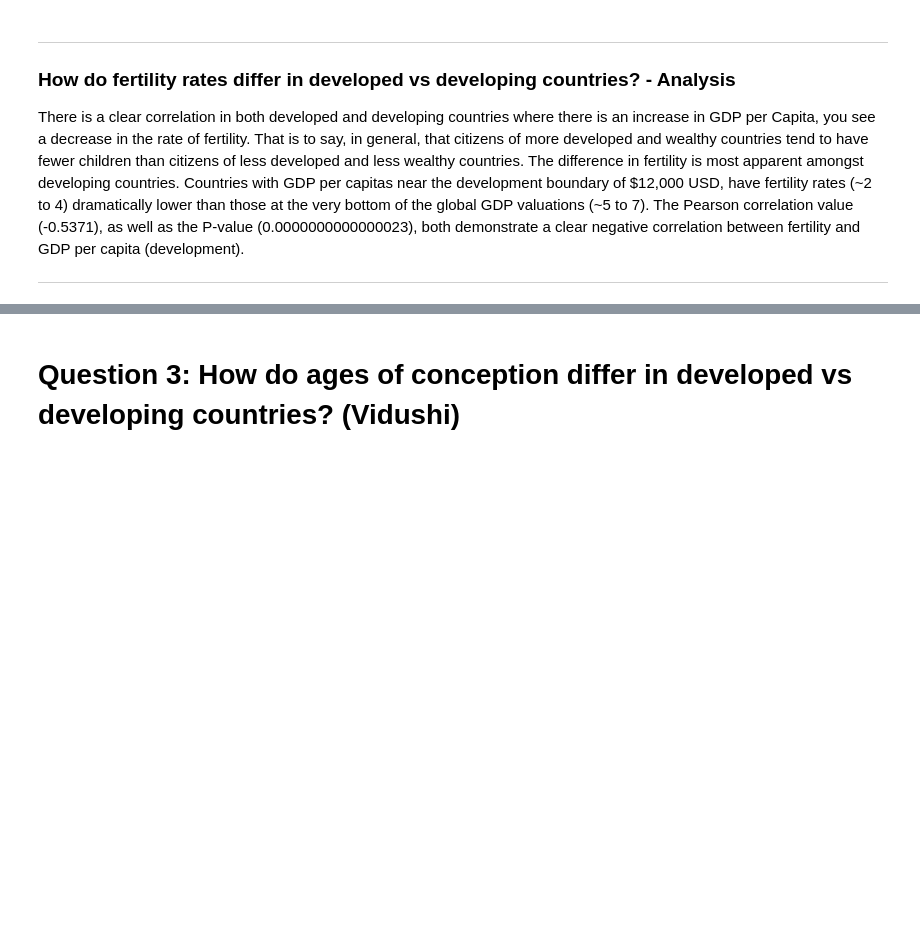
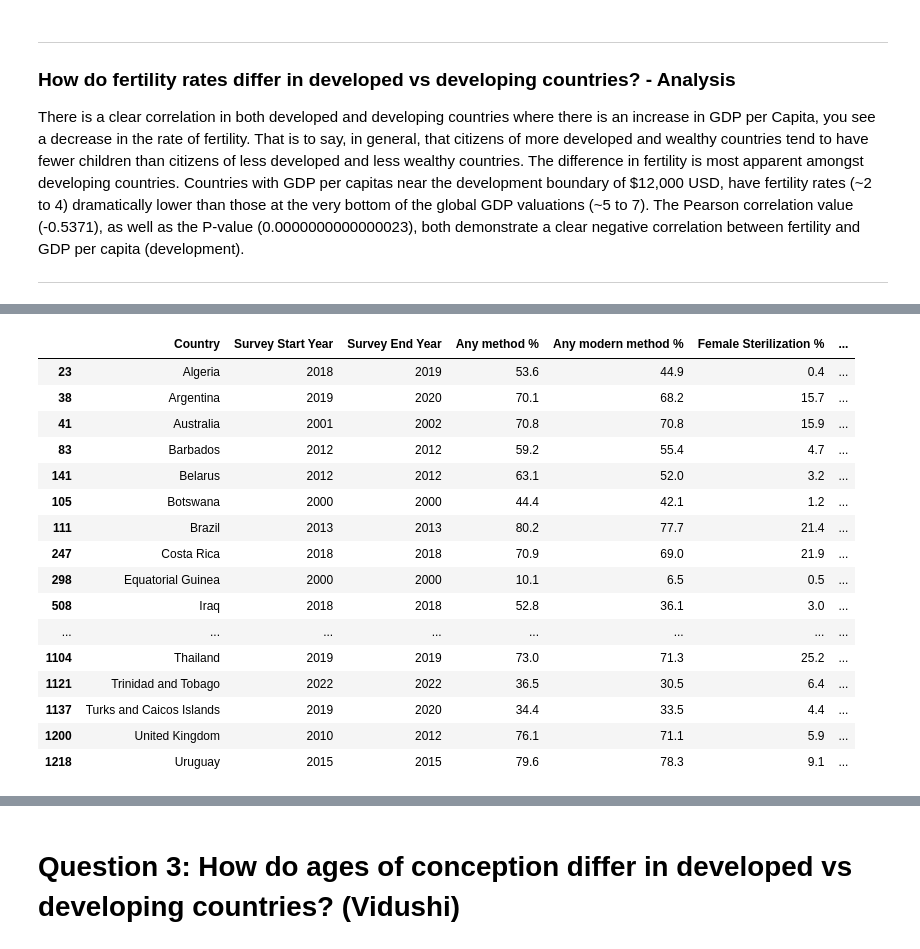
Before and after one commit to AidanDavid/development_vs_fertility, a Jupyter notebook: main.ipynb, the cells around one changed output, grey strips where cells are left out. Saved outputs shown, nothing was run; the diff lists cells and outputs as text; code cells hidden in the pictures; blank space fills up the shorter version.

```diff
--- a/main.ipynb
+++ b/main.ipynb
@@ -361,0 +555,3 @@ There is a clear correlation in both developed and developing countries where th
+# %%
+#dropping "Year", "Value", "Age group" columns
+merged_clean_df = merged_clean_df.drop(columns=["Year", "Value", "Age group"])
@@ -361,0 +569,4 @@ There is a clear correlation in both developed and developing countries where th
+# %%
+#sorting the data frame based on the last "Survey End Year"
+merged_clean_df = merged_clean_df.sort_values(by=["Country", "Survey End Year"], ascending=[True, False])
+merged_clean_df = merged_clean_df.drop_duplicates(subset="Country", keep="first")
@@ -361,0 +615,6 @@ There is a clear correlation in both developed and developing countries where th
+# %%
+#using the astype method for making the new data frames
+merged_clean_df = merged_clean_df.astype({"Country":str,"Any method %":float,
+                                          "Any modern method %":float,"Female Sterilization %":float,"Male Sterilization %":float,
+                                          "IUD %":float,"Implant %":float,"Injectable %":float,"Pill %":float,"Male condom %":float,
+                                          "Female condom %":float})
@@ -361,0 +683,20 @@ There is a clear correlation in both developed and developing countries where th
+# %%
+developed_df
+# %% [output]
+|  | Country | Survey Start Year | Survey End Year | Any method % | Any modern method % | Female Sterilization % | ... |
+| 23 | Algeria | 2018 | 2019 | 53.6 | 44.9 | 0.4 | ... |
+| 38 | Argentina | 2019 | 2020 | 70.1 | 68.2 | 15.7 | ... |
+| 41 | Australia | 2001 | 2002 | 70.8 | 70.8 | 15.9 | ... |
+| 83 | Barbados | 2012 | 2012 | 59.2 | 55.4 | 4.7 | ... |
+| 141 | Belarus | 2012 | 2012 | 63.1 | 52.0 | 3.2 | ... |
+| 105 | Botswana | 2000 | 2000 | 44.4 | 42.1 | 1.2 | ... |
+| 111 | Brazil | 2013 | 2013 | 80.2 | 77.7 | 21.4 | ... |
+| 247 | Costa Rica | 2018 | 2018 | 70.9 | 69.0 | 21.9 | ... |
+| 298 | Equatorial Guinea | 2000 | 2000 | 10.1 | 6.5 | 0.5 | ... |
+| 508 | Iraq | 2018 | 2018 | 52.8 | 36.1 | 3.0 | ... |
+| ... | ... | ... | ... | ... | ... | ... | ... |
+| 1104 | Thailand | 2019 | 2019 | 73.0 | 71.3 | 25.2 | ... |
+| 1121 | Trinidad and Tobago | 2022 | 2022 | 36.5 | 30.5 | 6.4 | ... |
+| 1137 | Turks and Caicos Islands | 2019 | 2020 | 34.4 | 33.5 | 4.4 | ... |
+| 1200 | United Kingdom | 2010 | 2012 | 76.1 | 71.1 | 5.9 | ... |
+| 1218 | Uruguay | 2015 | 2015 | 79.6 | 78.3 | 9.1 | ... |
```
Also changed, not shown: parts of 46 cells of this notebook, 7 other files.
